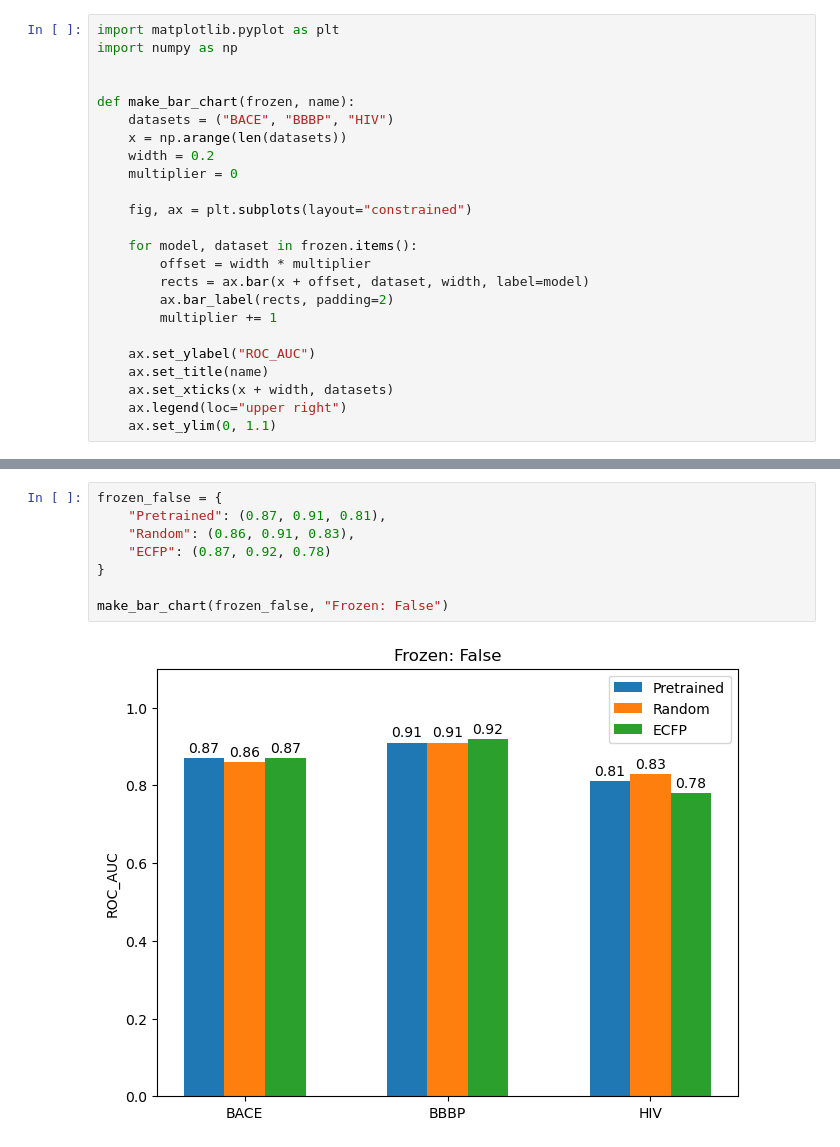
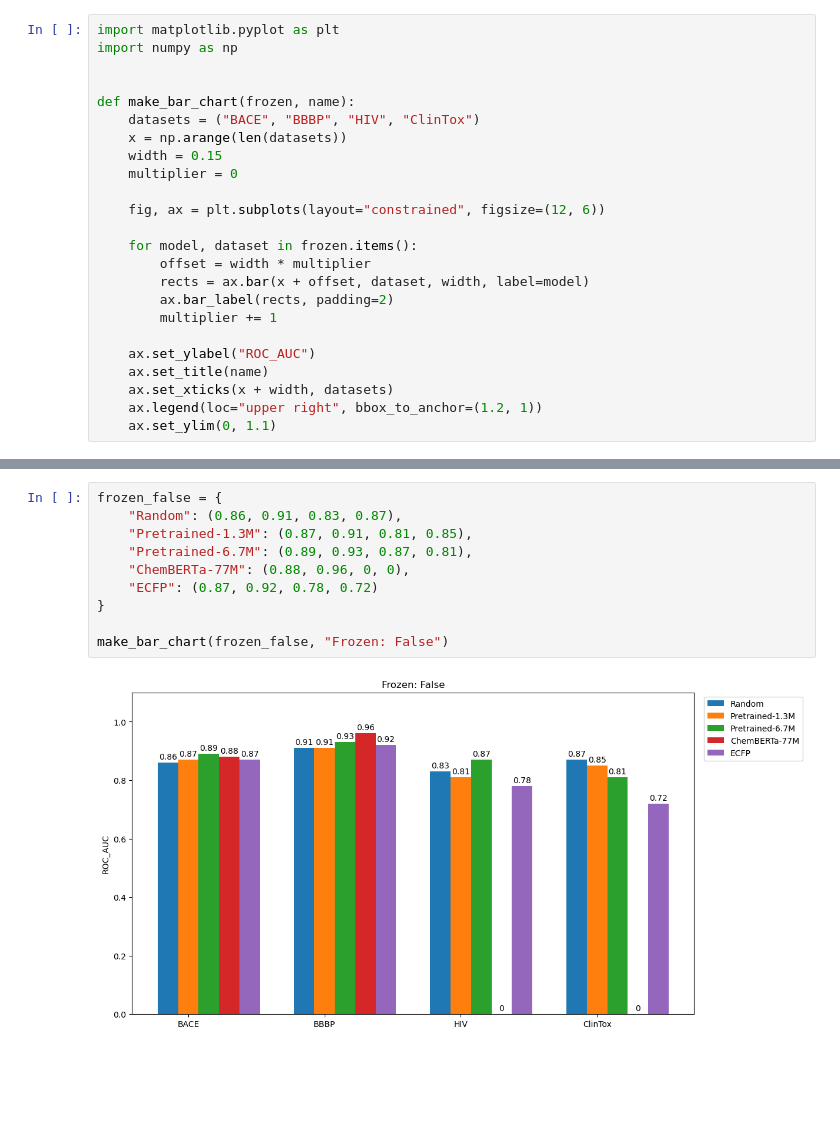
Before and after one commit to aehrlich1/BioRGM, a Jupyter notebook: notebooks/03_finetune_analysis.ipynb, the cells around one changed output, grey strips where cells are left out. Saved outputs shown, nothing was run; the diff lists cells and outputs as text; blank space fills up the shorter version.

```diff
--- a/notebooks/03_finetune_analysis.ipynb
+++ b/notebooks/03_finetune_analysis.ipynb
@@ -4,12 +4,12 @@ import numpy as np
 
 
 def make_bar_chart(frozen, name):
-    datasets = ("BACE", "BBBP", "HIV")
+    datasets = ("BACE", "BBBP", "HIV", "ClinTox")
     x = np.arange(len(datasets))
-    width = 0.2
+    width = 0.15
     multiplier = 0
 
-    fig, ax = plt.subplots(layout="constrained")
+    fig, ax = plt.subplots(layout="constrained", figsize=(12, 6))
 
     for model, dataset in frozen.items():
         offset = width * multiplier
@@ -20,7 +20,7 @@ def make_bar_chart(frozen, name):
     ax.set_ylabel("ROC_AUC")
     ax.set_title(name)
     ax.set_xticks(x + width, datasets)
-    ax.legend(loc="upper right")
+    ax.legend(loc="upper right", bbox_to_anchor=(1.2, 1))
     ax.set_ylim(0, 1.1)
 # %%
 frozen_true = {
@@ -35,10 +37,12 @@ make_bar_chart(frozen_true, "Frozen: True")
 # %%
 frozen_false = {
-    "Pretrained": (0.87, 0.91, 0.81),
-    "Random": (0.86, 0.91, 0.83),
-    "ECFP": (0.87, 0.92, 0.78)
+    "Random": (0.86, 0.91, 0.83, 0.87),
+    "Pretrained-1.3M": (0.87, 0.91, 0.81, 0.85),
+    "Pretrained-6.7M": (0.89, 0.93, 0.87, 0.81),
+    "ChemBERTa-77M": (0.88, 0.96, 0, 0),
+    "ECFP": (0.87, 0.92, 0.78, 0.72)
 }
 
 make_bar_chart(frozen_false, "Frozen: False")
 # %% [output]
-[figure, old version]
+[figure, new version]
```
Also changed, not shown: parts of 1 cell of this notebook.
